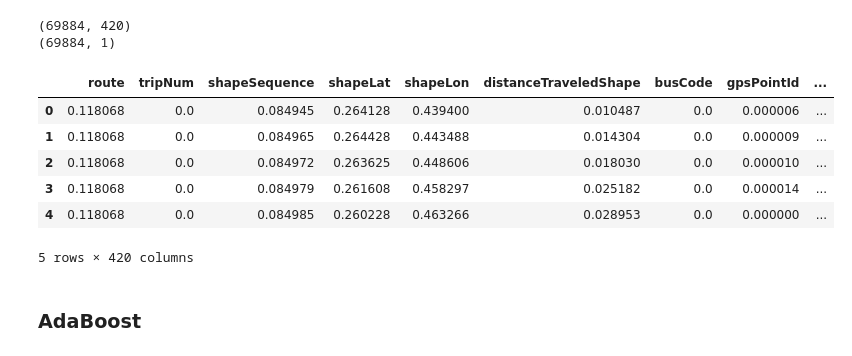
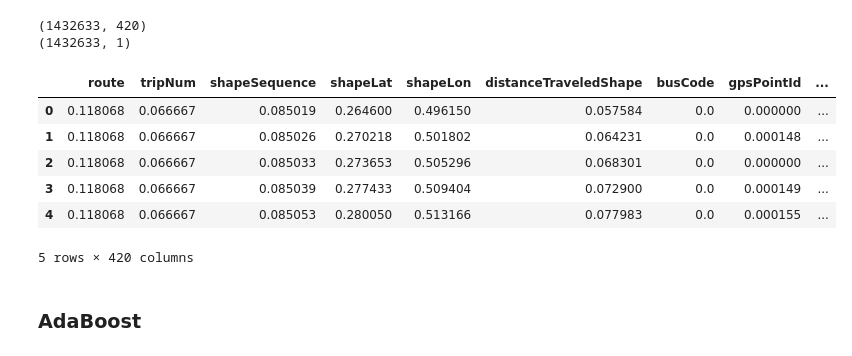
Before and after one commit to veruskasantos/INESProject, a Jupyter notebook: workspace/Model Prediction/Testing models/AdaBoost/AdaBoost.ipynb, the cells around one changed output. Saved outputs shown, nothing was run; the diff lists cells and outputs as text; code cells hidden in the pictures.

```diff
--- a/workspace/Model Prediction/Testing models/AdaBoost/AdaBoost.ipynb
+++ b/workspace/Model Prediction/Testing models/AdaBoost/AdaBoost.ipynb
@@ -10,23 +10,23 @@ from sklearn.ensemble import AdaBoostClassifier, RandomForestClassifier
 from sklearn.tree import DecisionTreeClassifier
 import matplotlib.pyplot as plt
 # %%
-data_path = '../../data/output/normalized_data_X_5p.csv'
-y_path = '../../data/output/y_5p.csv'
+data_path = '../../data/output/normalized_data_X.csv'
+y_path = '../../data/output/y.csv'
 
 data = pd.read_csv(data_path)
 y = pd.read_csv(y_path)
 print(data.shape)
 print(y.shape)
 data.head()
 # %% [output]
-(69884, 420)
-(69884, 1)
+(1432633, 420)
+(1432633, 1)
 |  | route | tripNum | shapeSequence | shapeLat | shapeLon | distanceTraveledShape | busCode | gpsPointId | ... |
-| 0 | 0.118068 | 0.0 | 0.084945 | 0.264128 | 0.439400 | 0.010487 | 0.0 | 0.000006 | ... |
-| 1 | 0.118068 | 0.0 | 0.084965 | 0.264428 | 0.443488 | 0.014304 | 0.0 | 0.000009 | ... |
-| 2 | 0.118068 | 0.0 | 0.084972 | 0.263625 | 0.448606 | 0.018030 | 0.0 | 0.000010 | ... |
-| 3 | 0.118068 | 0.0 | 0.084979 | 0.261608 | 0.458297 | 0.025182 | 0.0 | 0.000014 | ... |
-| 4 | 0.118068 | 0.0 | 0.084985 | 0.260228 | 0.463266 | 0.028953 | 0.0 | 0.000000 | ... |
+| 0 | 0.118068 | 0.066667 | 0.085019 | 0.264600 | 0.496150 | 0.057584 | 0.0 | 0.000000 | ... |
+| 1 | 0.118068 | 0.066667 | 0.085026 | 0.270218 | 0.501802 | 0.064231 | 0.0 | 0.000148 | ... |
+| 2 | 0.118068 | 0.066667 | 0.085033 | 0.273653 | 0.505296 | 0.068301 | 0.0 | 0.000000 | ... |
+| 3 | 0.118068 | 0.066667 | 0.085039 | 0.277433 | 0.509404 | 0.072900 | 0.0 | 0.000149 | ... |
+| 4 | 0.118068 | 0.066667 | 0.085053 | 0.280050 | 0.513166 | 0.077983 | 0.0 | 0.000155 | ... |
 5 rows × 420 columns
 # %%
 # Making training and test data: 80% Training, 20% Test
```
Also changed, not shown: parts of 2 cells of this notebook, 1 other file.
